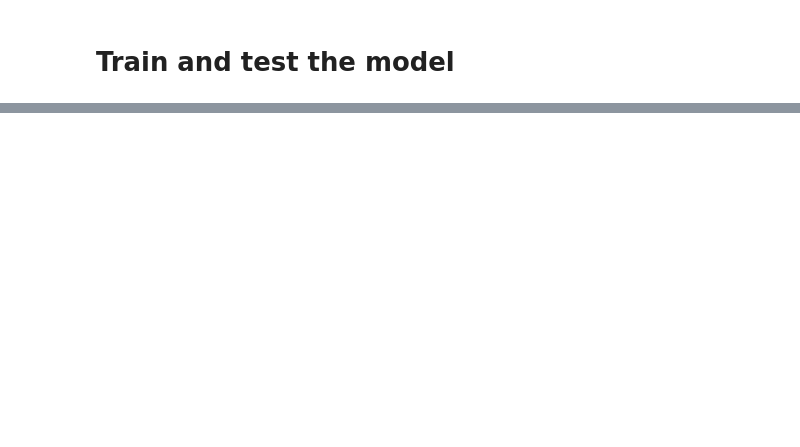
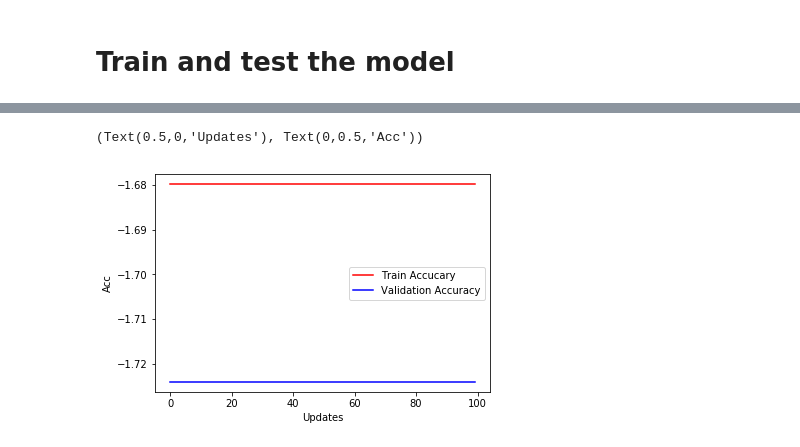
Before and after one commit to intelligenttrafficforecasting/busmodders, a Jupyter notebook: misc/Code_Ricard.ipynb, the cells around one changed output, grey strips where cells are left out. Saved outputs shown, nothing was run; the diff lists cells and outputs as text; code cells hidden in the pictures; blank space fills up the shorter version.

```diff
--- a/misc/Code_Ricard.ipynb
+++ b/misc/Code_Ricard.ipynb
@@ -64,7 +89,7 @@ Number of ways for testing:  80
 # %%
 #Hyperparameters
 num_l1 = 25
-num_ways = len(train.wayId.unique())
+num_ways = train.shape[1]
 
 # define network
 class Net(nn.Module):
@@ -77,7 +102,7 @@ class Net(nn.Module):
 
         # Input layer
         #Changed to kaiming normalization
-        self.W_1 = Parameter(init.kaiming_normal_(torch.Tensor(num_hidden1,1)))
+        self.W_1 = Parameter(init.kaiming_normal_(torch.Tensor(num_hidden1,12)))
         self.b_1 = Parameter(init.constant_(torch.Tensor(num_hidden1), 0))
 
         # Hidden layer 1
@@ -118,12 +137,12 @@ print(train[32:34])
 # Train and test the model
 # %%
 # setting hyperparameters and gettings epoch sizes
-batch_size = 32
+batch_size = 12
 num_epochs = 100
-num_samples_train = train.shape[0]
-num_batches_train = num_samples_train // batch_size
-num_samples_test = test.shape[0]
-num_batches_valid = num_samples_valid // batch_size
+num_samples_train = train.shape[0]-1
+num_batches_train = num_samples_train - batch_size
+num_samples_test = test.shape[0]-1
+num_batches_test = num_samples_test - batch_size
 
 # setting up lists for handling loss/accuracy
 train_acc, train_loss = [], []
@@ -132,20 +151,20 @@ test_acc, test_loss = [], []
 cur_loss = 0
 losses = []
 
-get_slice = lambda i, size: range(i * size, (i + 1) * size)
+get_slice = lambda i, size: range(i - size, i)
 
 for epoch in range(num_epochs):
     # Forward -> Backprob -> Update params
     ## Train
     cur_loss = 0
     net.train()
-    for i in range(num_batches_train):
+    for i in range(batch_size,num_batches_train):
         slce = get_slice(i, batch_size)
-        x_batch = Variable(torch.from_numpy(train[slce]))
+        x_batch = Variable(torch.from_numpy(train.values[slce,:]).float().transpose(0, 1))
         output = net(x_batch)
 
         # compute gradients given loss
-        target_batch = Variable(torch.from_numpy(targets_train[slce]).long())
+        target_batch = Variable(torch.from_numpy(train.values[i+1,:]).long())
         batch_loss = criterion(output, target_batch)
 
         optimizer.zero_grad()
@@ -160,27 +179,30 @@ for epoch in range(num_epochs):
     train_preds, train_targs = [], []
     for i in range(num_batches_train):
         slce = get_slice(i, batch_size)
-        x_batch = Variable(torch.from_numpy(x_train[slce]))
+        x_batch = Variable(torch.from_numpy(train.values[slce,:]).float().transpose(0, 1))
 
         output = net(x_batch)
         preds = torch.max(output, 1)[1]
 
-        train_targs += list(targets_train[slce])
+        train_targs += list(train.values[i+1,:])
         train_preds += list(preds.data.numpy())
 
     ### Evaluate validation
     val_preds, val_targs = [], []
-    for i in range(num_batches_valid):
+    for i in range(batch_size,num_batches_test):
         slce = get_slice(i, batch_size)
-        x_batch = Variable(torch.from_numpy(x_valid[slce]))
+        x_batch = Variable(torch.from_numpy(test.values[slce,:]).float().transpose(0, 1))
 
         output = net(x_batch)
         preds = torch.max(output, 1)[1]
         val_preds += list(preds.data.numpy())
-        val_targs += list(targets_valid[slce])
+        val_targs += list(test.values[i+1,:])
 
-    train_acc_cur = accuracy_score(train_targs, train_preds)
-    valid_acc_cur = accuracy_score(val_targs, val_preds)
+    #train_acc_cur = accuracy_score(train_targs, train_preds)
+    #valid_acc_cur = accuracy_score(val_targs, val_preds)
+
+    train_acc_cur = sum(train_targs)/len(train_targs)-sum(train_preds)/len(train_preds)
+    valid_acc_cur = sum(val_targs)/len(val_targs)-sum(val_preds)/len(val_preds)
 
     train_acc.append(train_acc_cur)
     valid_acc.append(valid_acc_cur)
@@ -194,3 +216,4 @@ plt.figure()
 plt.plot(epoch, train_acc, 'r', epoch, valid_acc, 'b')
 plt.legend(['Train Accucary','Validation Accuracy'])
 plt.xlabel('Updates'), plt.ylabel('Acc')
+# %% [output]
@@ -196,0 +230,2 @@ plt.xlabel('Updates'), plt.ylabel('Acc')
+(Text(0.5,0,'Updates'), Text(0,0.5,'Acc'))
+[figure, added]
```
Also changed, not shown: parts of 11 cells of this notebook, 2 other files.
